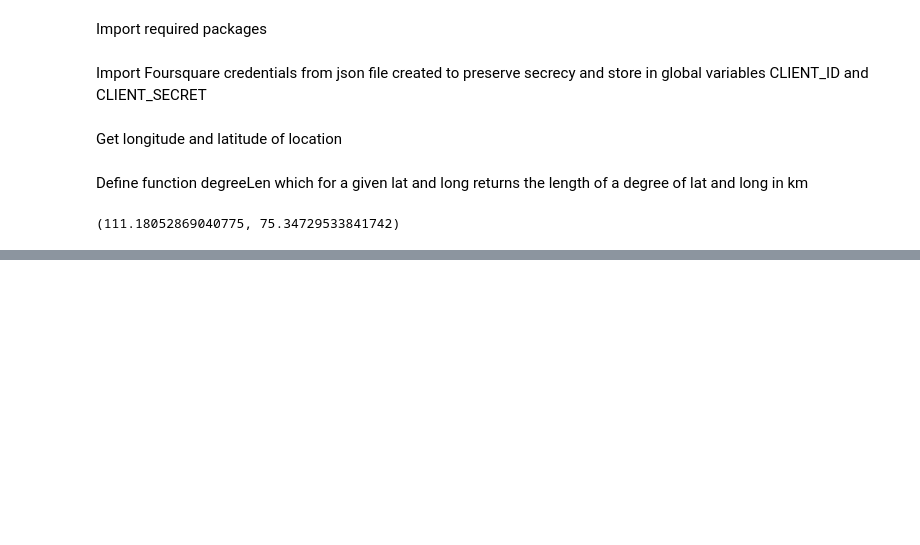
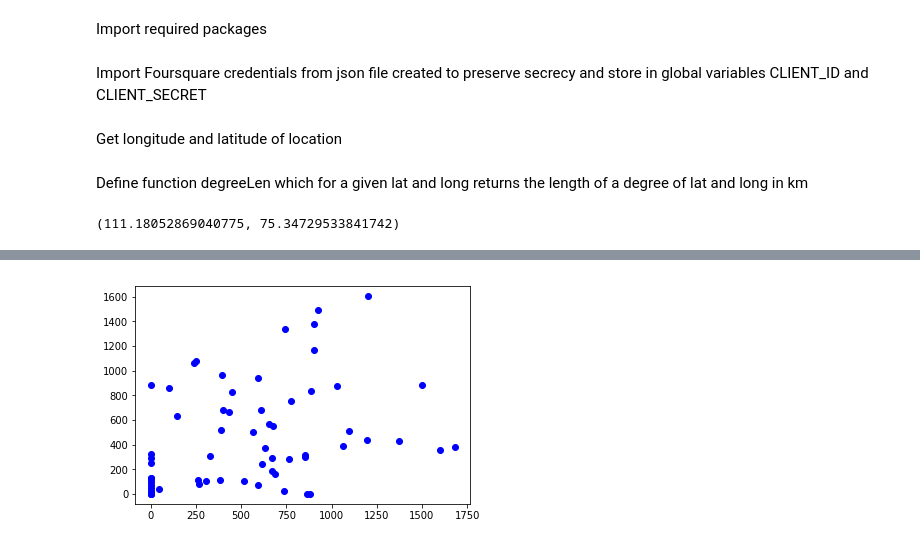
Before and after one commit to MattCommon/coursera-ibm-applied-data-science, a Jupyter notebook: Capstone Project.ipynb, the cells around one changed output, grey strips where cells are left out. Drawn from its saved outputs; the diff is of its cells as text; code cells hidden in the pictures; blank space fills up the shorter version.

```diff
--- a/Capstone Project.ipynb
+++ b/Capstone Project.ipynb
@@ -134,0 +367,12 @@ KeyError: 0
+# %%
+features = features.join(targetsDf).fillna(0).reset_index()
+# %%
+X = features.drop(['Latitude', 'Longitude', 'Density'], axis=1)
+y = features['Density']
+# %%
+X_train, X_test, y_train, y_test = train_test_split(X, y, test_size = 0.2, random_state=42)
+# %%
+reg_all = linear_model.LinearRegression()
+reg_all.fit(X_train, y_train)
+y_pred = reg_all.predict(X_test)
+reg_all.score(X_test, y_test)
@@ -134,0 +411,5 @@ KeyError: 0
+# %%
+plt.scatter(np.maximum(y_pred.astype(int), 0), y_test, color='blue')
+plt.show()
+# %% [output]
+[figure, added]
```
Also changed, not shown: parts of 47 cells of this notebook.
